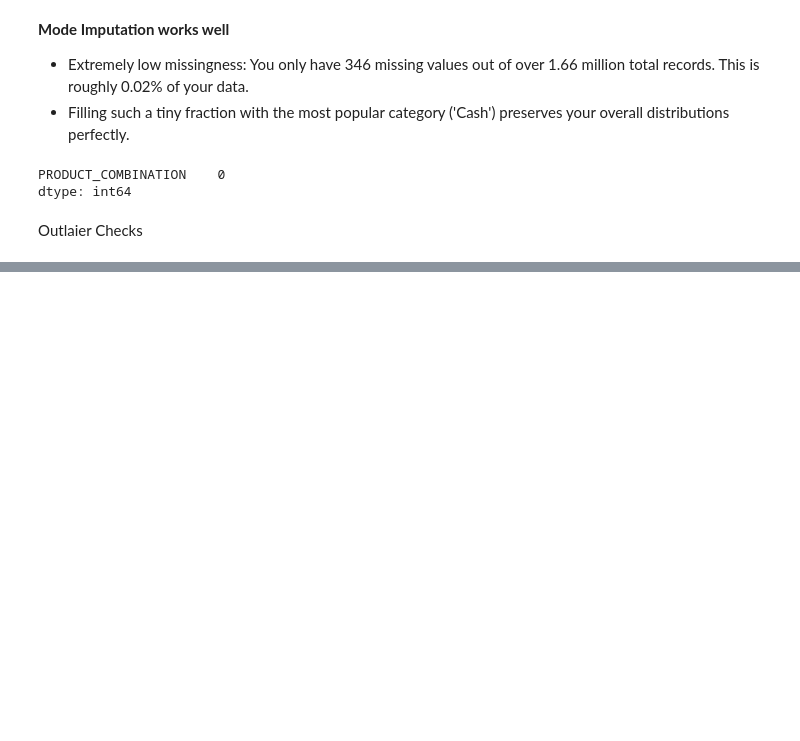
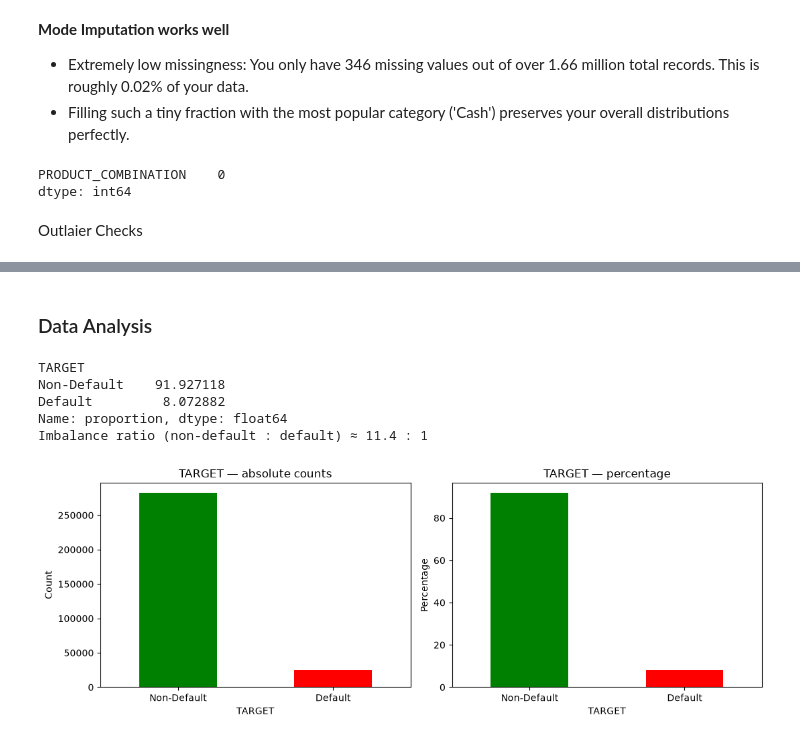
Before and after one commit to rakesh-kumar07/LogicMojo-AI-ML-June26-rakesh, a Jupyter notebook: EDA_Bank_Case_Study/Bank_loan_Assignment.ipynb, the cells around one changed output, grey strips where cells are left out. Cells and saved outputs as stored; diff of their text form; code cells hidden in the pictures; blank space fills up the shorter version.

```diff
--- a/EDA_Bank_Case_Study/Bank_loan_Assignment.ipynb
+++ b/EDA_Bank_Case_Study/Bank_loan_Assignment.ipynb
@@ -1382,0 +1383,36 @@ plt.show()
+# %% [markdown]
+### Data Analysis
+# %%
+target_counts = application_df["TARGET"].value_counts().sort_index()
+target_pct = application_df["TARGET"].value_counts(normalize=True).sort_index() * 100
+
+# Rename labels for readability
+label_map = {0: "Non-Default", 1: "Default"}
+target_counts = target_counts.rename(index=label_map)
+target_pct = target_pct.rename(index=label_map)
+
+imbalance_ratio = target_counts.get("Non-Default", 0) / target_counts.get("Default", 1)
+
+print(target_pct)
+print(f"Imbalance ratio (non-default : default) ≈ {imbalance_ratio:.1f} : 1")
+
+fig, axes = plt.subplots(1, 2, figsize=(11, 4))
+target_counts.plot(kind="bar", ax=axes[0], color=["green", "red"])
+axes[0].set_title("TARGET — absolute counts")
+axes[0].set_ylabel("Count")
+axes[0].tick_params(axis='x', rotation=0)
+
+target_pct.plot(kind="bar", ax=axes[1], color=["green", "red"])
+axes[1].set_title("TARGET — percentage")
+axes[1].set_ylabel("Percentage")
+axes[1].tick_params(axis='x', rotation=0)
+
+plt.tight_layout()
+plt.show()
+# %% [output]
+TARGET
+Non-Default    91.927118
+Default         8.072882
+Name: proportion, dtype: float64
+Imbalance ratio (non-default : default) ≈ 11.4 : 1
+[figure, added]
```
Also changed, not shown: parts of 6 cells of this notebook.
